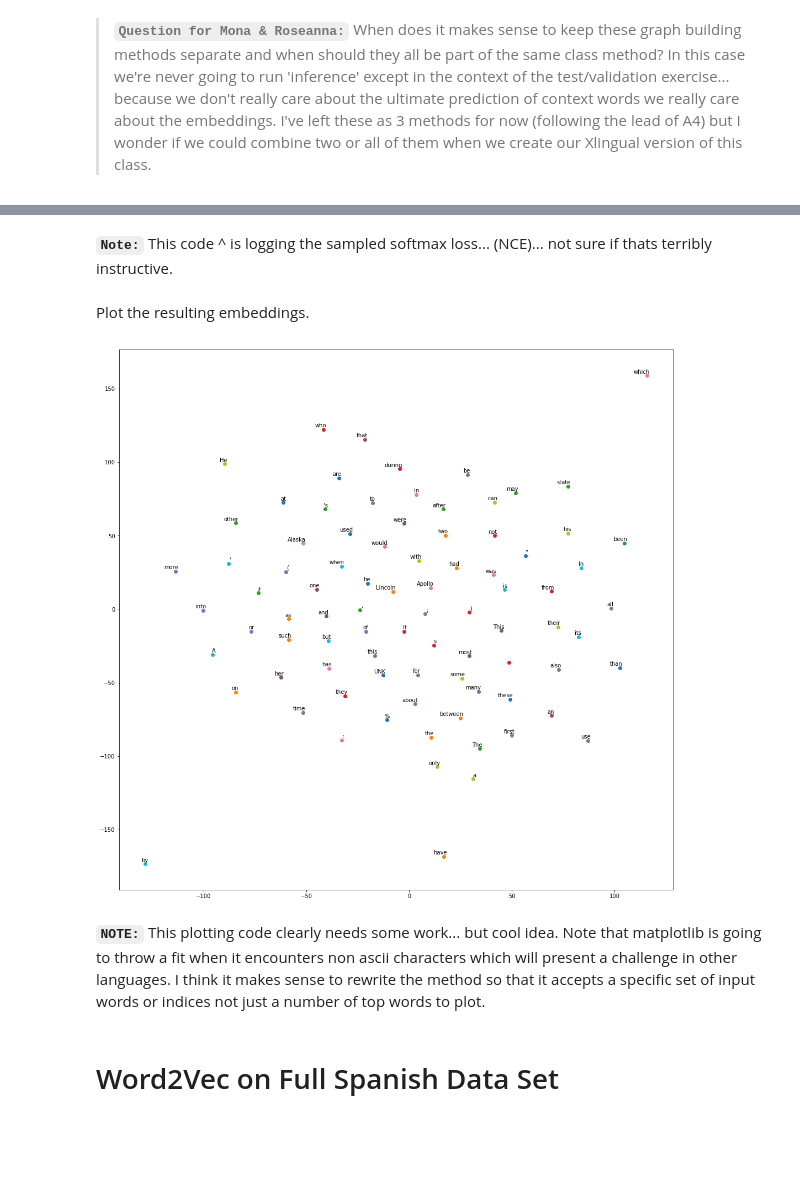
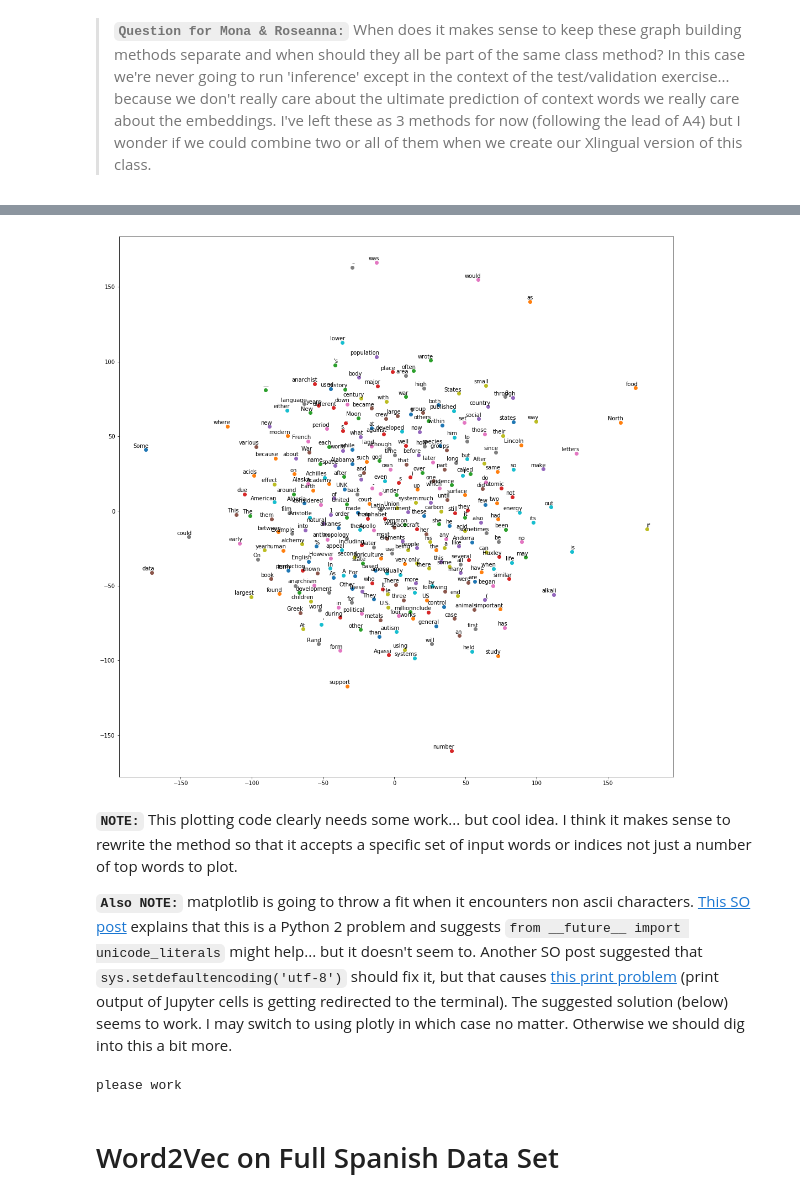
Before and after one commit to r-hopper/W266-Fall-2017-Final-Project, a Jupyter notebook: Notebooks/Word2Vec_Tutorial_Notes.ipynb, the cells around one changed output, grey strips where cells are left out. Saved outputs shown, nothing was run; the diff lists cells and outputs as text; code cells hidden in the pictures; blank space fills up the shorter version.

```diff
--- a/Notebooks/Word2Vec_Tutorial_Notes.ipynb
+++ b/Notebooks/Word2Vec_Tutorial_Notes.ipynb
@@ -392,6 +399,7 @@ def with_self_graph(function):
     return wrapper
 # %%
 from sklearn.manifold import TSNE
+#from __future__ import unicode_literals
 
 class Word2Vec(object):
     """Single Layer Neural Net to Learn Word Embeddings."""
@@ -561,7 +569,7 @@ class Word2Vec(object):
             for i, label in enumerate(labels):
                 x, y = low_dim_embs[i, :]
                 plt.scatter(x, y)
-                plt.annotate(label, xy=(x, y), xytext=(5, 2),
+                plt.annotate(str(label), xy=(x, y), xytext=(5, 2),
                              textcoords='offset points', ha='right', va='bottom')
             plt.show()
 # %% [markdown]
@@ -621,10 +633,8 @@ NCE method took 192.273728 seconds to run 100000 iterations
-# %% [markdown]
-__`Note:`__ This code ^ is logging the sampled softmax loss... (NCE)... not sure if thats terribly instructive.
-# %% [markdown]
-Plot the resulting embeddings.
 # %%
-model.plot_embeddings_in_2D(100, en_index)
+model.plot_embeddings_in_2D(300, en_index)
 # %% [output]
-[figure, old version]
+[figure, new version]
-# %% [markdown]
-__`NOTE:`__ This plotting code clearly needs some work... but cool idea. Note that matplotlib is going to throw a fit when it encounters non ascii characters which will present a challenge in other languages. I think it makes sense to rewrite the method so that it accepts a specific set of input words or indices not just a number of top words to plot.
+# %% [markdown]
+__`NOTE:`__ This plotting code clearly needs some work... but cool idea. I think it makes sense to rewrite the method so that it accepts a specific set of input words or indices not just a number of top words to plot.
+
+__`Also NOTE:`__ matplotlib is going to throw a fit when it encounters non ascii characters. [This SO post](https://stackoverflow.com/questions/21129020/how-to-fix-unicodedecodeerror-ascii-codec-cant-decode-byte) explains that this is a Python 2 problem and suggests `from __future__ import unicode_literals` might help... but it doesn't seem to. Another SO post suggested that `sys.setdefaultencoding('utf-8')` should fix it, but that causes [this print problem](https://stackoverflow.com/questions/25494182/print-not-showing-in-ipython-notebook-python) (print output of Jupyter cells is getting redirected to the terminal). The suggested solution (below) seems to work. I may switch to using plotly in which case no matter. Otherwise we should dig into this a bit more.
@@ -631,3 +647,7 @@ __`NOTE:`__ This plotting code clearly needs some work... but cool idea. Note th
+# %%
+print('please work')
+# %% [output]
+please work
 # %% [markdown]
 # Word2Vec on Full Spanish Data Set
 # %% [markdown]
```
Also changed, not shown: parts of 13 cells of this notebook, 1 other file.
